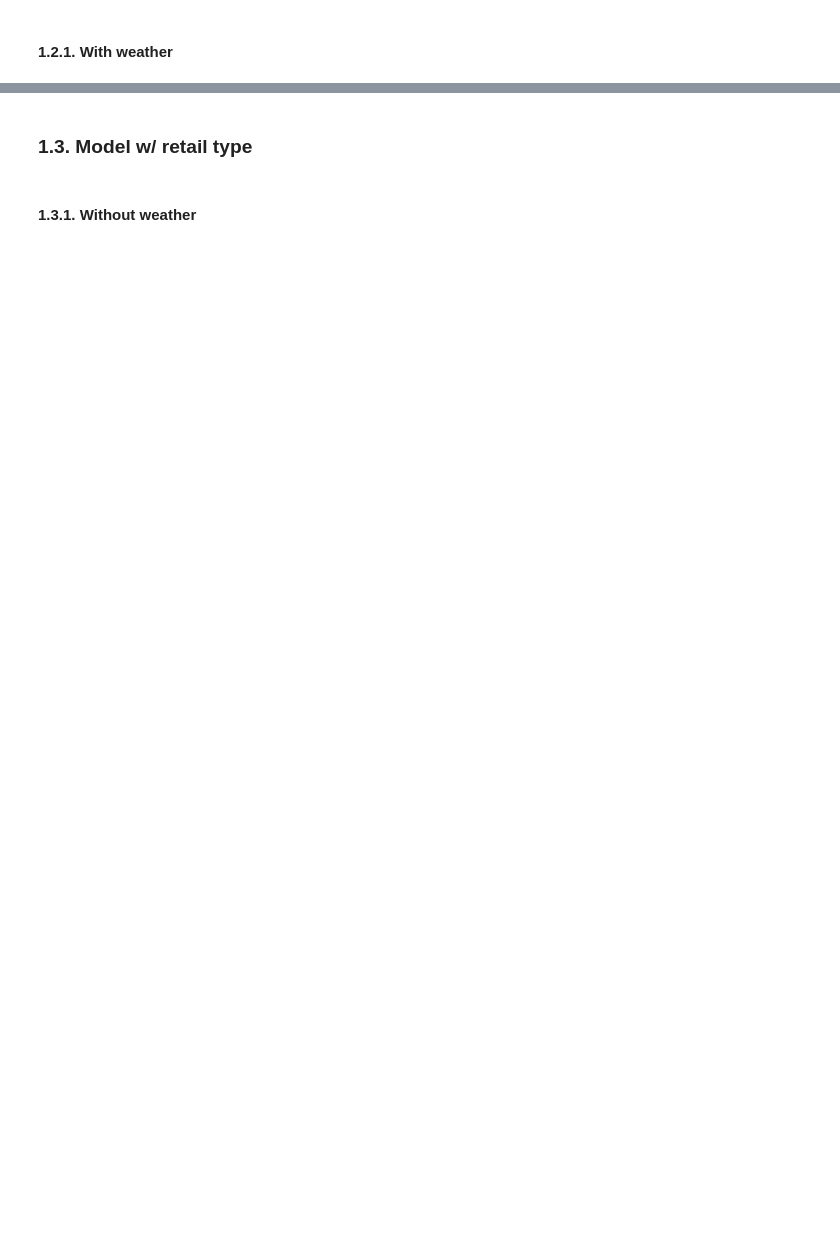
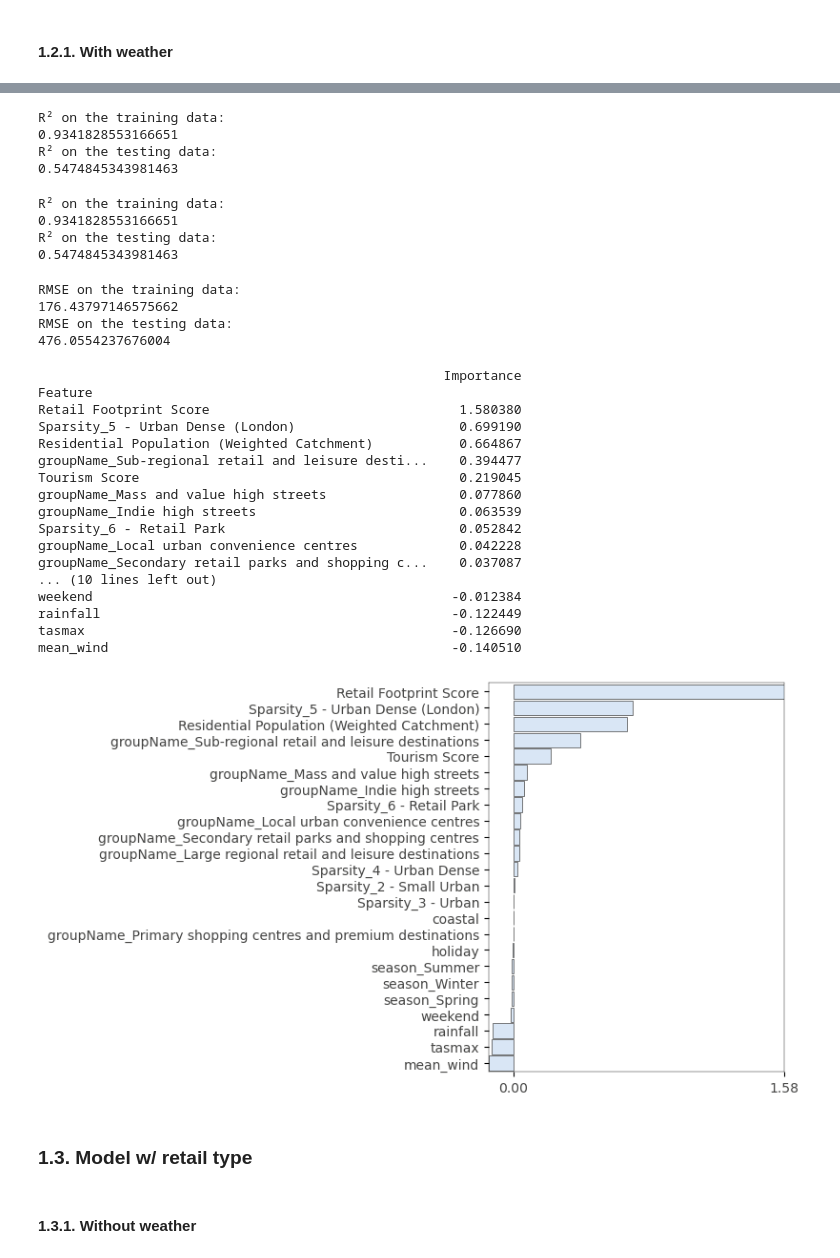
Before and after one commit to stefankrysa/MScDissertation, a Jupyter notebook: modelling.ipynb, the cells around one changed output, grey strips where cells are left out. Cells and saved outputs as stored; diff of their text form; code cells hidden in the pictures; blank space fills up the shorter version.

```diff
--- a/modelling.ipynb
+++ b/modelling.ipynb
@@ -79,0 +384,17 @@ df_model = df_model.dropna(subset=[target] + features + weather_vars)
+# %%
+# values of max_depth and min_samples_split
+hyperparameters = {'max_depth':[10,20,30,40,50], 'min_samples_split':[2,4,6,8,10]}
+
+randomState_dt = 10000
+rf = RandomForestRegressor(random_state=randomState_dt)
+
+# cv=5 by default, which means 5-fold cross-validation
+clf = GridSearchCV(rf, hyperparameters)
+
+clf.fit(train_x, train_y)
+
+# we can query the best parameter value and its accuracy score
+print ("The best parameter value is: ")
+print (clf.best_params_)
+print ("The best score is: ")
+print (clf.best_score_)
@@ -79,0 +405,4 @@ df_model = df_model.dropna(subset=[target] + features + weather_vars)
+# %%
+# not calibrated
+rf_final = RandomForestRegressor(random_state=randomState_dt)
+rf_final.fit(train_x, train_y)
@@ -80,2 +411,61 @@ df_model = df_model.dropna(subset=[target] + features + weather_vars)
+# %%
+print("R² on the training data:")
+print(rf_final.score(X=train_x, y=train_y))
+print("R² on the testing data:")
+print(rf_final.score(X=test_x, y=test_y))
+# %% [output]
+R² on the training data:
+0.9341828553166651
+R² on the testing data:
+0.5474845343981463
+# %%
+rf_final = RandomForestRegressor(max_depth=clf.best_params_['max_depth'],
+                                 min_samples_split=clf.best_params_['min_samples_split'],
+                                 random_state=randomState_dt)
+rf_final.fit(train_x, train_y)
+# %%
+print("R² on the training data:")
+print(rf_final.score(X=train_x, y=train_y))
+print("R² on the testing data:")
+print(rf_final.score(X=test_x, y=test_y))
+# %% [output]
+R² on the training data:
+0.9341828553166651
+R² on the testing data:
+0.5474845343981463
+# %%
+print("RMSE on the training data:")
+print(root_mean_squared_error(train_y, rf_final.predict(train_x)))
+print("RMSE on the testing data:")
+print(root_mean_squared_error(test_y, rf_final.predict(test_x)))
+# %% [output]
+RMSE on the training data:
+176.43797146575662
+RMSE on the testing data:
+476.0554237676004
+# %%
+imp = rfpimp.importances(rf_final, test_x, test_y)
+print(imp)
+viz = rfpimp.plot_importances(imp)
+viz.view()
+# %% [output]
+                                                    Importance
+Feature
+Retail Footprint Score                                1.580380
+Sparsity_5 - Urban Dense (London)                     0.699190
+Residential Population (Weighted Catchment)           0.664867
+groupName_Sub-regional retail and leisure desti...    0.394477
+Tourism Score                                         0.219045
+groupName_Mass and value high streets                 0.077860
+groupName_Indie high streets                          0.063539
+Sparsity_6 - Retail Park                              0.052842
+groupName_Local urban convenience centres             0.042228
+groupName_Secondary retail parks and shopping c...    0.037087
+... (10 lines left out)
+weekend                                              -0.012384
+rainfall                                             -0.122449
+tasmax                                               -0.126690
+mean_wind                                            -0.140510
+[figure, added]
 # %% [markdown]
 ### 1.3. Model w/ retail type
```
Also changed, not shown: parts of 61 cells of this notebook.
